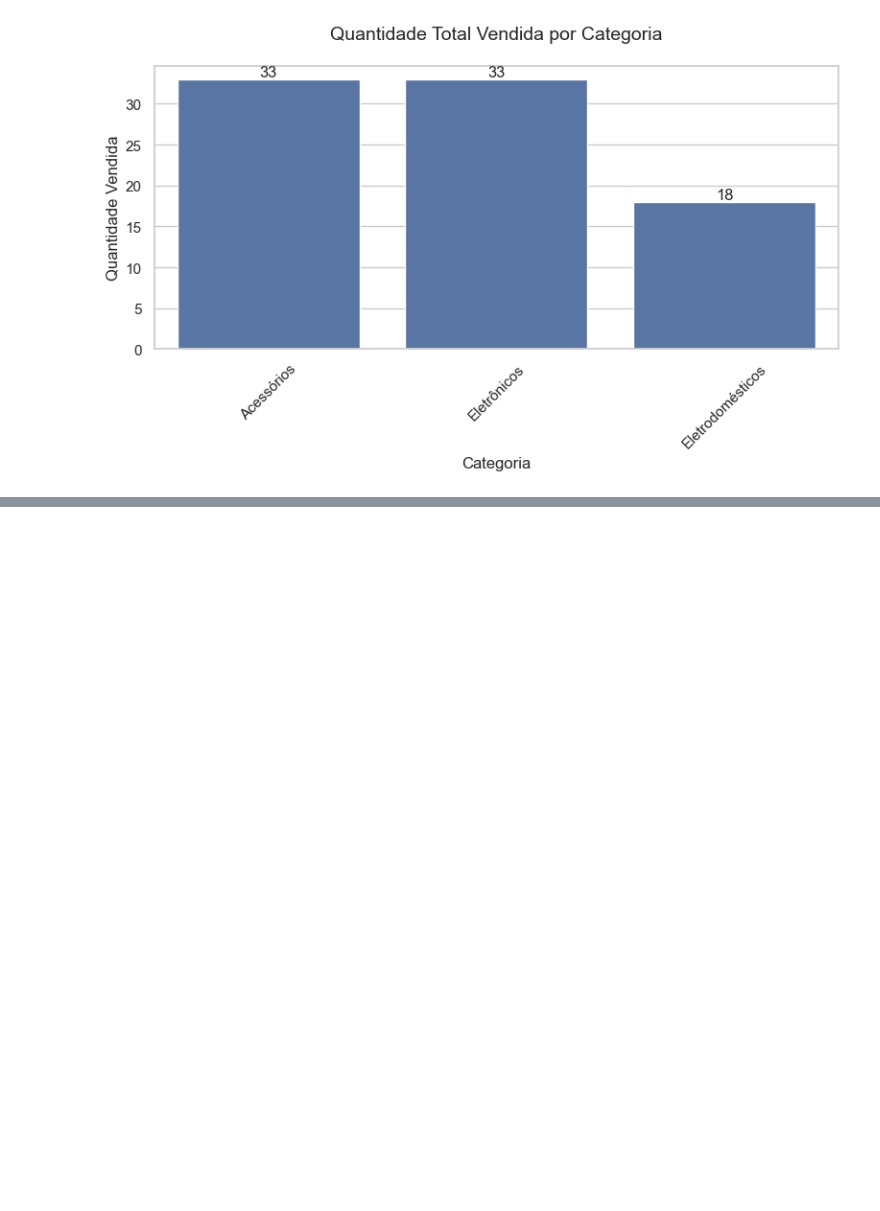
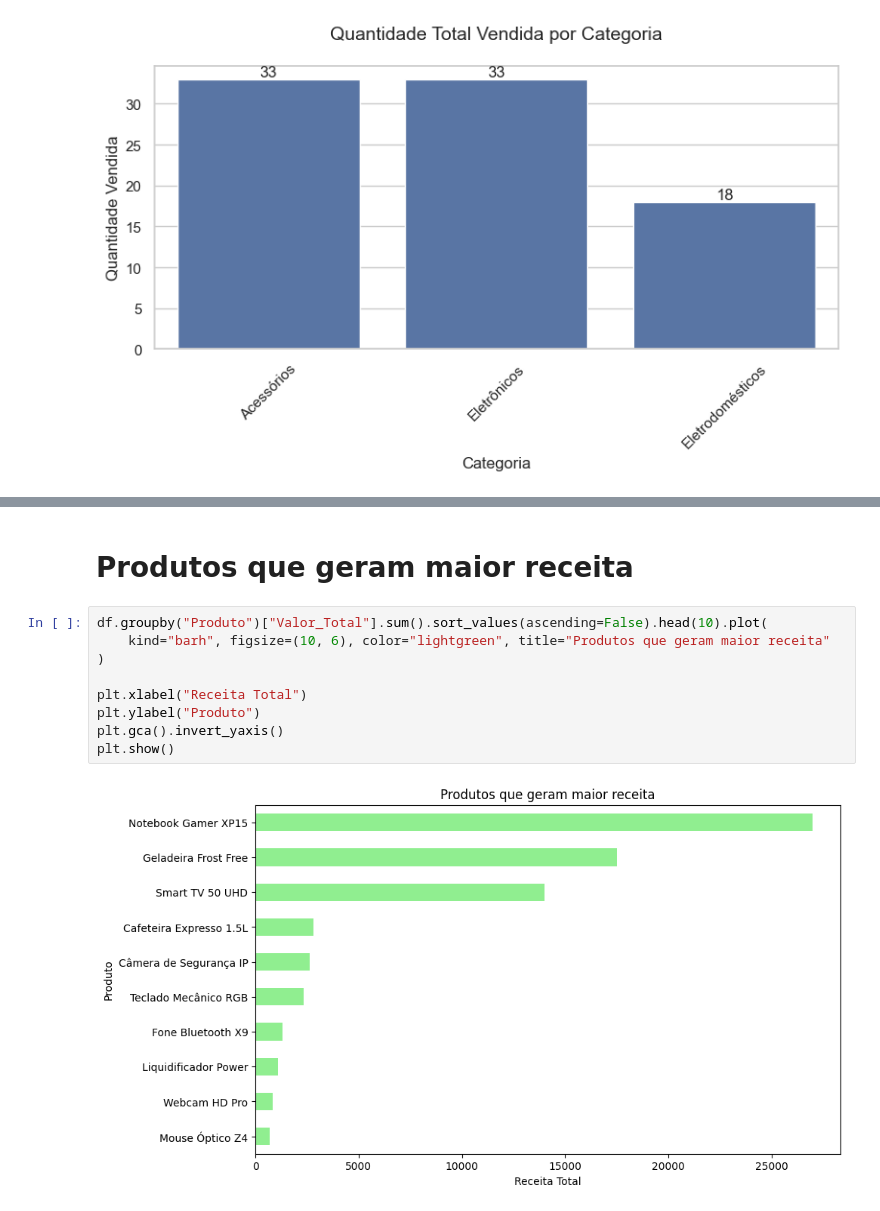
Before and after one commit to RodrygoYamasaki/InsightSales, a Jupyter notebook: notebooks/visualizacao_dados.ipynb, the cells around one changed output, grey strips where cells are left out. Cells and saved outputs as stored; diff of their text form; blank space fills up the shorter version.

```diff
--- a/notebooks/visualizacao_dados.ipynb
+++ b/notebooks/visualizacao_dados.ipynb
@@ -54,0 +68,13 @@ plt.show()
+# %% [markdown]
+# Produtos que geram maior receita
+# %%
+df.groupby("Produto")["Valor_Total"].sum().sort_values(ascending=False).head(10).plot(
+    kind="barh", figsize=(10, 6), color="lightgreen", title="Produtos que geram maior receita"
+)
+
+plt.xlabel("Receita Total")
+plt.ylabel("Produto")
+plt.gca().invert_yaxis()
+plt.show()
+# %% [output]
+[figure, added]
```
Also changed, not shown: parts of 4 cells of this notebook.
